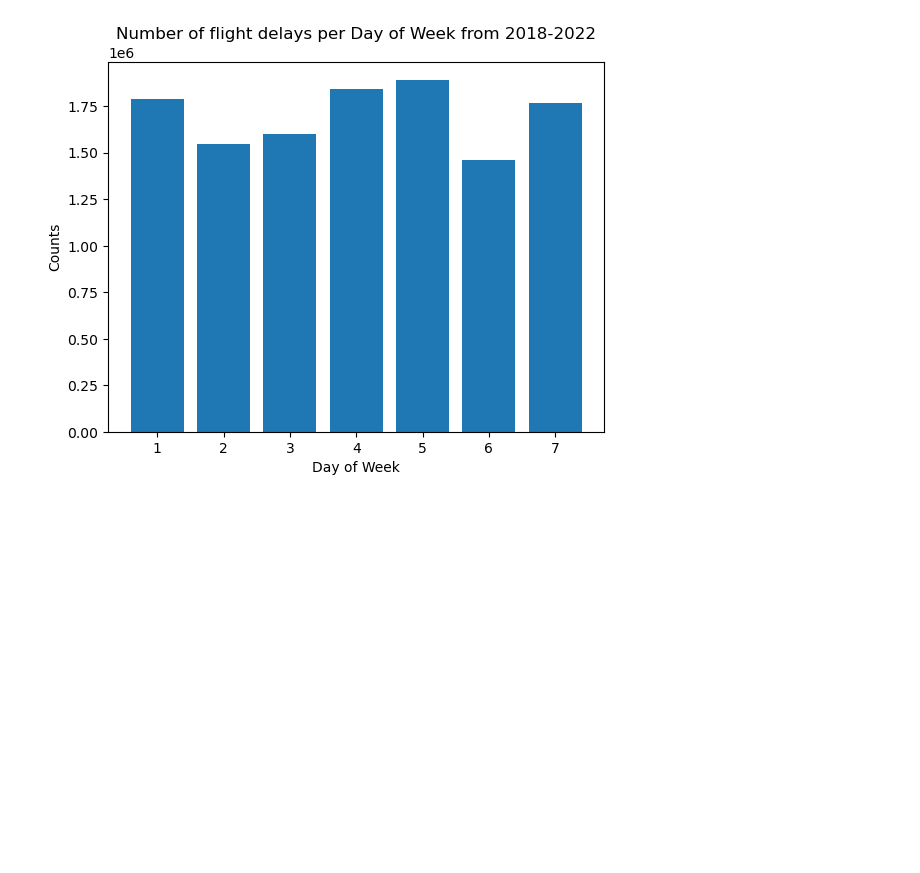
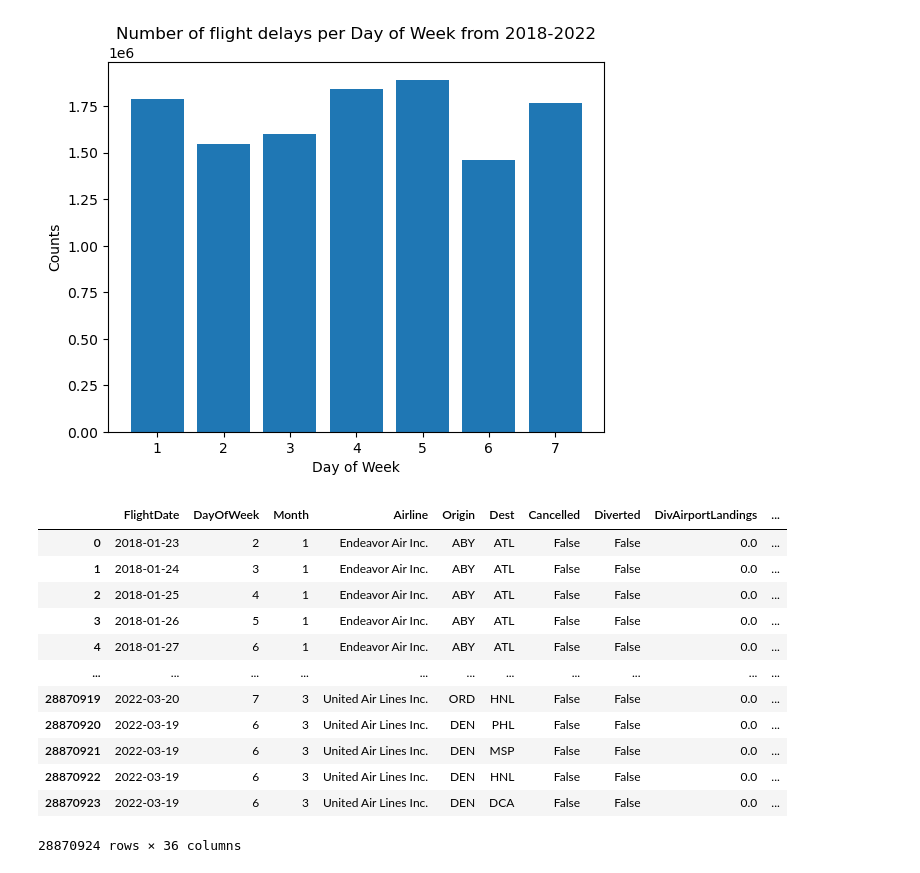
Before and after one commit to ekrichards/DSC288R_Capstone, a Jupyter notebook: notebooks/sr.ipynb, the cells around one changed output. Saved outputs shown, nothing was run; the diff lists cells and outputs as text; code cells hidden in the pictures; blank space fills up the shorter version.

```diff
--- a/notebooks/sr.ipynb
+++ b/notebooks/sr.ipynb
@@ -179,3 +170,19 @@ plt.title("Number of flight delays per Day of Week from 2018-2022")
 # %% [output]
 Text(0.5, 1.0, 'Number of flight delays per Day of Week from 2018-2022')
 [figure]
+# %%
+df
+# %% [output]
+|  | FlightDate | DayOfWeek | Month | Airline | Origin | Dest | Cancelled | Diverted | DivAirportLandings | ... |
+| 0 | 2018-01-23 | 2 | 1 | Endeavor Air Inc. | ABY | ATL | False | False | 0.0 | ... |
+| 1 | 2018-01-24 | 3 | 1 | Endeavor Air Inc. | ABY | ATL | False | False | 0.0 | ... |
+| 2 | 2018-01-25 | 4 | 1 | Endeavor Air Inc. | ABY | ATL | False | False | 0.0 | ... |
+| 3 | 2018-01-26 | 5 | 1 | Endeavor Air Inc. | ABY | ATL | False | False | 0.0 | ... |
+| 4 | 2018-01-27 | 6 | 1 | Endeavor Air Inc. | ABY | ATL | False | False | 0.0 | ... |
+| ... | ... | ... | ... | ... | ... | ... | ... | ... | ... | ... |
+| 28870919 | 2022-03-20 | 7 | 3 | United Air Lines Inc. | ORD | HNL | False | False | 0.0 | ... |
+| 28870920 | 2022-03-19 | 6 | 3 | United Air Lines Inc. | DEN | PHL | False | False | 0.0 | ... |
+| 28870921 | 2022-03-19 | 6 | 3 | United Air Lines Inc. | DEN | MSP | False | False | 0.0 | ... |
+| 28870922 | 2022-03-19 | 6 | 3 | United Air Lines Inc. | DEN | HNL | False | False | 0.0 | ... |
+| 28870923 | 2022-03-19 | 6 | 3 | United Air Lines Inc. | DEN | DCA | False | False | 0.0 | ... |
+28870924 rows × 36 columns
```
Also changed, not shown: parts of 26 cells of this notebook, 3 other files.
